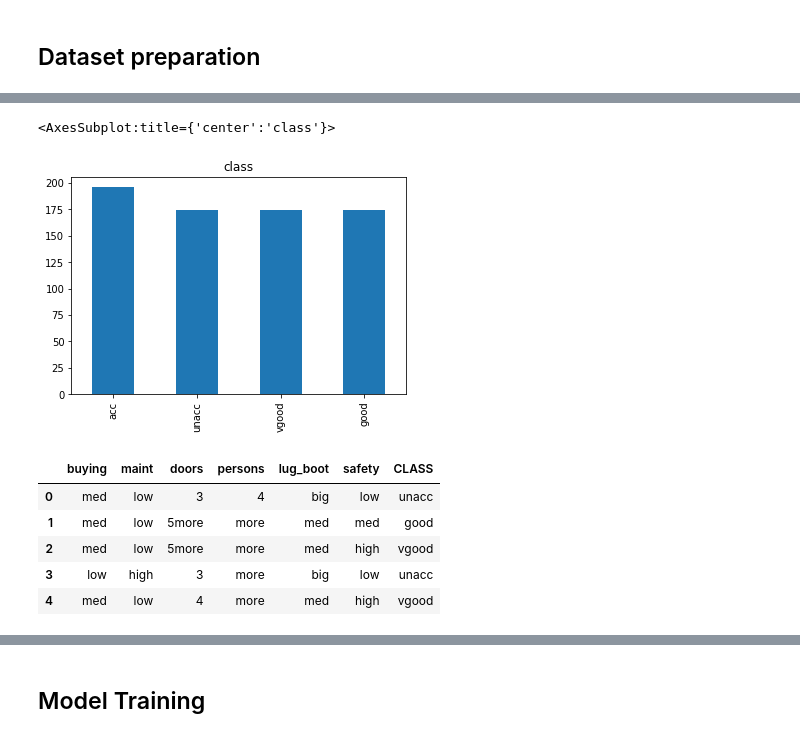
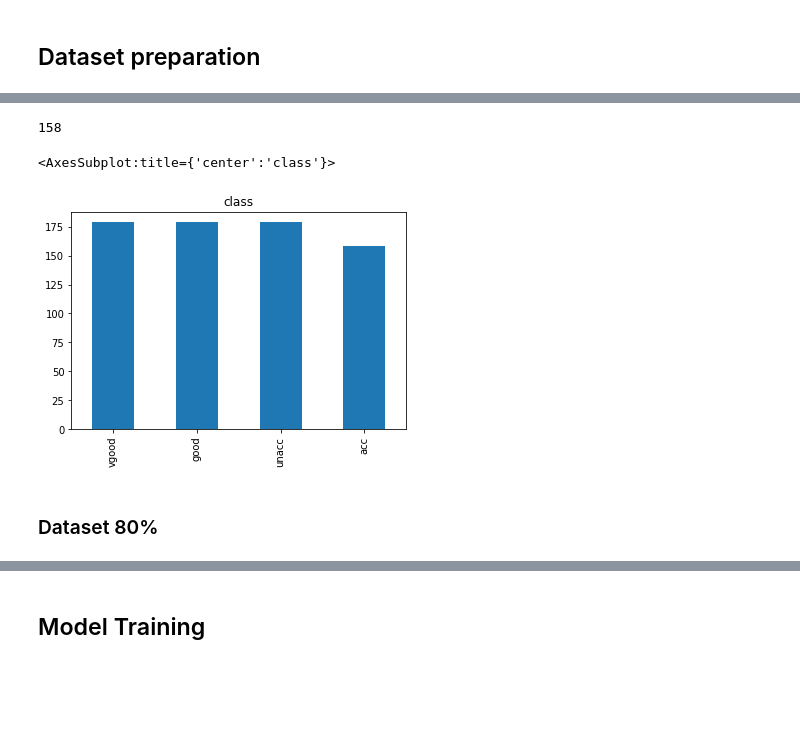
Before and after one commit to jakjan95/DTsolver, a Jupyter notebook: DTsolver-pruning-data-cleaning.ipynb, the cells around one changed output, grey strips where cells are left out. Drawn from its saved outputs; the diff is of its cells as text; code cells hidden in the pictures; blank space fills up the shorter version.

Commit message:
Multivariate binary split - data prepared to analysis

```diff
--- a/DTsolver-pruning-data-cleaning.ipynb
+++ b/DTsolver-pruning-data-cleaning.ipynb
@@ -61,6 +63,6 @@ car_dataset.head()
 # %%
-car_set_for_training, car_testing = data_utils.data_split(car_dataset, 70)
-car_training, car_validation = data_utils.split_training_data_for_pruning(car_set_for_training)
-print(car_training['CLASS'].value_counts())
-car_training['CLASS'].value_counts().plot(kind='bar', title='class')
+car_set_for_training70, car_testing70 = data_utils.data_split(car_dataset, 70)
+car_training70, car_validation70 = data_utils.split_training_data_for_pruning(car_set_for_training70)
+print(car_training70['CLASS'].value_counts())
+car_training70['CLASS'].value_counts().plot(kind='bar', title='class')
 # %% [output]
@@ -90,39 +78,36 @@ car_training
 # %%
 #Target for all 174
-resampling_car = car_training.copy()
-unacc_part = resampling_car[resampling_car['CLASS'] == 'unacc']
-acc_part = resampling_car[resampling_car['CLASS'] == 'acc']
-vgood_part = resampling_car[resampling_car['CLASS'] == 'vgood']
-good_part = resampling_car[resampling_car['CLASS'] == 'good']
+resampling_car70 = car_training70.copy()
+unacc_part70 = resampling_car70[resampling_car70['CLASS'] == 'unacc']
+acc_part70 = resampling_car70[resampling_car70['CLASS'] == 'acc']
+print(len(acc_part70))
+vgood_part70 = resampling_car70[resampling_car70['CLASS'] == 'vgood']
+good_part70 = resampling_car70[resampling_car70['CLASS'] == 'good']
 
 
-unacc_downsample = resample(unacc_part,
+unacc_downsample70 = resample(unacc_part70,
                                  replace=False,
-                                 n_samples=174)
+                                 n_samples=179)
 
-vgood_part_upsampled = resample(vgood_part,
+vgood_part_upsampled70 = resample(vgood_part70,
                                  replace=True,
-                                 n_samples=174)
-good_part_upsampled = resample(good_part,
+                                 n_samples=179)
+good_part_upsampled70 = resample(good_part70,
                                  replace=True,
-                                 n_samples=174)
+                                 n_samples=179)
 
 # Combine majority class with upsamplet minority class
-balanced_car_training= pd.concat([unacc_downsample, acc_part, vgood_part_upsampled, good_part_upsampled])
-balanced_car_training = balanced_car_training.reset_index(level=None, drop=True, inplace=False, col_level=0, col_fill='')
-balanced_car_training = balanced_car_training.sample(frac=1).reset_index(drop=True)
+balanced_car_training70 = pd.concat([unacc_downsample70, acc_part70, vgood_part_upsampled70, good_part_upsampled70])
+balanced_car_training70 = balanced_car_training70.reset_index(level=None, drop=True, inplace=False, col_level=0, col_fill='')
+balanced_car_training70 = balanced_car_training70.sample(frac=1).reset_index(drop=True)
 
-car_training = balanced_car_training.copy()
-car_training['CLASS'].value_counts().plot(kind='bar', title='class')
+car_training70 = balanced_car_training70.copy()
+car_training70['CLASS'].value_counts().plot(kind='bar', title='class')
 # %% [output]
-<AxesSubplot:title={'center':'class'}>
+158
+<AxesSubplot:title={'center':'class'}>
-[figure, old version]
+[figure, new version]
 # %%
-car_training.head()
+car_training70.head()
-# %% [output]
-|  | buying | maint | doors | persons | lug_boot | safety | CLASS |
-| 0 | med | low | 3 | 4 | big | low | unacc |
-| 1 | med | low | 5more | more | med | med | good |
-| 2 | med | low | 5more | more | med | high | vgood |
-| 3 | low | high | 3 | more | big | low | unacc |
-| 4 | med | low | 4 | more | med | high | vgood |
+# %% [markdown]
+### Dataset 80%
```
Also changed, not shown: parts of 57 cells of this notebook.
